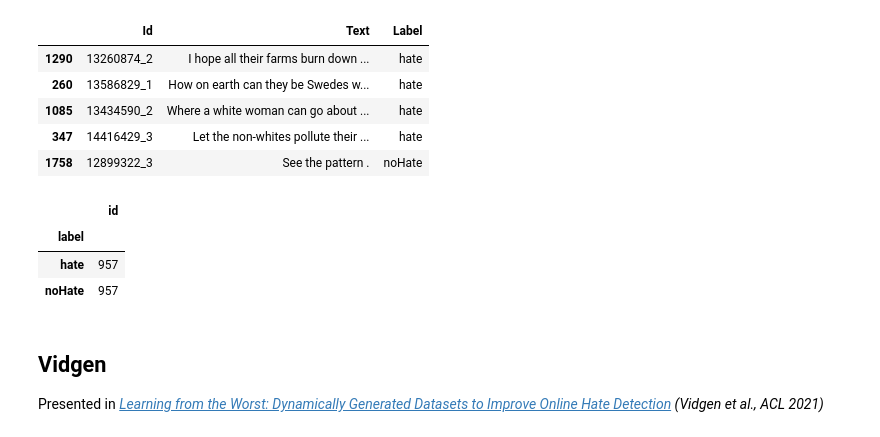
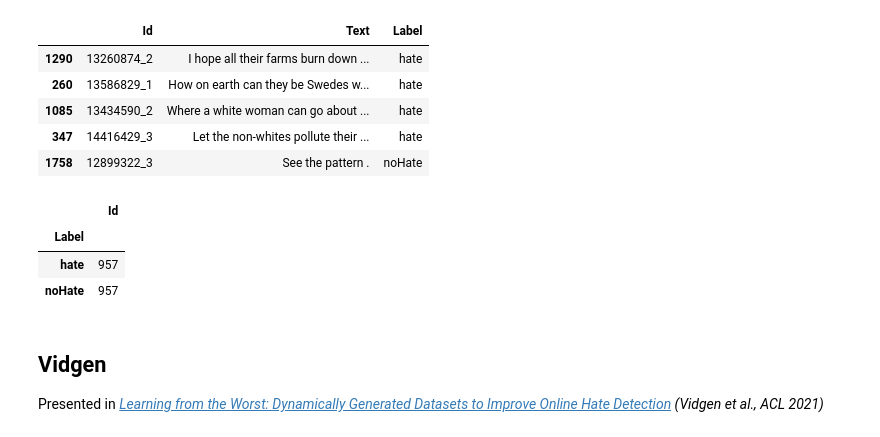
Before and after one commit to raaij/ma-course-subjectivity-mining, a Jupyter notebook: assignment2/Exploring the datasets.ipynb, the cells around one changed output. Drawn from its saved outputs; the diff is of its cells as text; code cells hidden in the pictures.

````diff
--- a/assignment2/Exploring the datasets.ipynb
+++ b/assignment2/Exploring the datasets.ipynb
@@ -30,9 +30,9 @@ The data directory should look like:
 ```
 # %%
 DESIRED_COLUMNS = [
-    'id',
-    'text',
-    'label'
+    'Id',
+    'Text',
+    'Label'
 ]
 # %% [markdown]
 ## TRAC2018
@@ -137,10 +137,10 @@ df_gibert.sample(5, random_state=12345)
 # %%
 df_gibert.columns = DESIRED_COLUMNS
 # %%
-df_gibert.groupby('label')[['id']].count()
+df_gibert.groupby('Label')[['Id']].count()
 # %% [output]
-|  | id |
-| label |  |
+|  | Id |
+| Label |  |
 | hate | 957 |
 | noHate | 957 |
 # %% [markdown]
````
Also changed, not shown: parts of 5 cells of this notebook.
